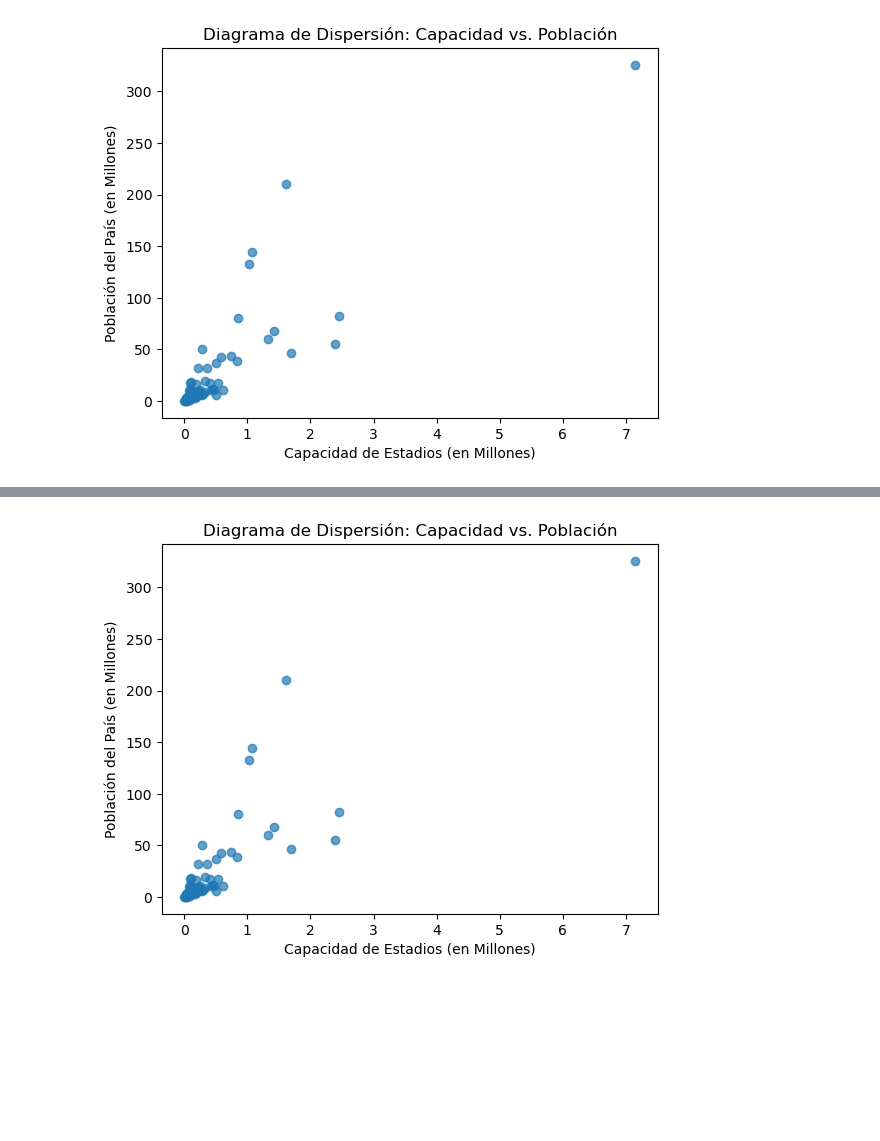
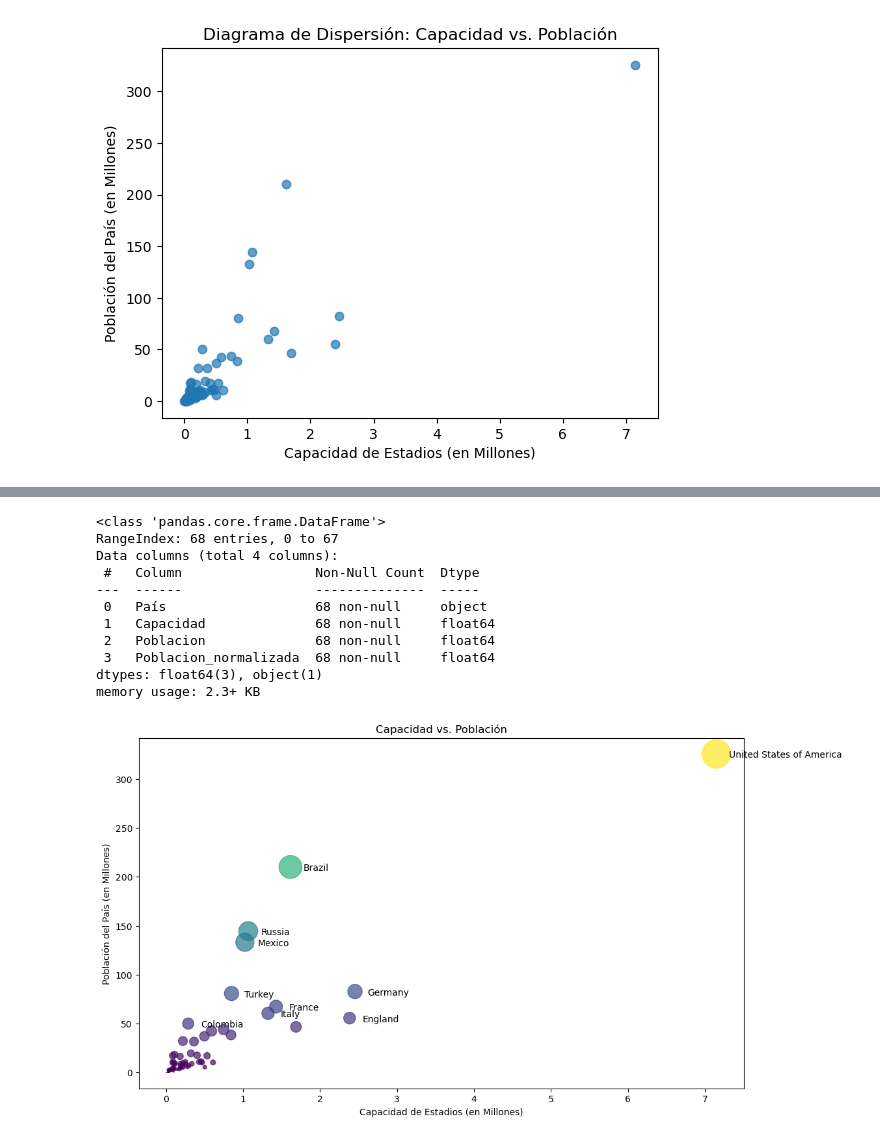
Before and after one commit to guilleldas/Proyecto_Visualizacion_Python, a Jupyter notebook: Consultas_Visualización.ipynb, the cells around one changed output, grey strips where cells are left out. Drawn from its saved outputs; the diff is of its cells as text; code cells hidden in the pictures; blank space fills up the shorter version.

Commit message:
Termino diagrama de dispersión y realizo un último gráfico de barras.

```diff
--- a/Consultas_Visualización.ipynb
+++ b/Consultas_Visualización.ipynb
@@ -228,7 +227,6 @@ plt.show()
 # %% [output]
 [figure]
 # %%
-capacidad_vs_poblacion_df['Poblacion Normalizada'] = pd.to_numeric(capacidad_vs_poblacion_df['Poblacion Normalizada'], errors='coerce')
-capacidad_vs_poblacion_df['Poblacion'] = capacidad_vs_poblacion_df['Poblacion'].astype(float)
+capacidad_vs_poblacion_df['Poblacion_normalizada'] = capacidad_vs_poblacion_df['Poblacion']/(max(capacidad_vs_poblacion_df['Poblacion'])/10000)
 capacidad_vs_poblacion_df
 # %% [output]
@@ -247,18 +245,45 @@ capacidad_vs_poblacion_df
 68 rows × 4 columns
+# %%
+capacidad_vs_poblacion_df['Capacidad'] = pd.to_numeric(capacidad_vs_poblacion_df['Capacidad'], errors='coerce')
+capacidad_vs_poblacion_df['Poblacion'] = pd.to_numeric(capacidad_vs_poblacion_df['Poblacion'], errors='coerce')
+capacidad_vs_poblacion_df['Poblacion_normalizada'] = pd.to_numeric(capacidad_vs_poblacion_df['Poblacion_normalizada'], errors='coerce')
+
+capacidad_vs_poblacion_df.info()
+# %% [output]
+<class 'pandas.core.frame.DataFrame'>
+RangeIndex: 68 entries, 0 to 67
+Data columns (total 4 columns):
+ #   Column                 Non-Null Count  Dtype
+---  ------                 --------------  -----
+ 0   País                   68 non-null     object
+ 1   Capacidad              68 non-null     float64
+ 2   Poblacion              68 non-null     float64
+ 3   Poblacion_normalizada  68 non-null     float64
+dtypes: float64(3), object(1)
+memory usage: 2.3+ KB
 # %%
-# plt.figure(figsize=(10, 6))
-plt.scatter(capacidad_vs_poblacion_df['Capacidad']/1000000,
-            capacidad_vs_poblacion_df['Poblacion']/1000000,
-            alpha=0.7)
+plt.figure(figsize=(12, 7))
+scatter_estadios = plt.scatter(capacidad_vs_poblacion_df['Capacidad']/1000000,
+                    capacidad_vs_poblacion_df['Poblacion']/1000000,
+                    alpha=0.7,
+                    s= capacidad_vs_poblacion_df['Poblacion_normalizada']/10,
+                    c=capacidad_vs_poblacion_df['Poblacion_normalizada'])
 
 # Etiquetas y título
 plt.xlabel('Capacidad de Estadios (en Millones)')
 plt.ylabel('Población del País (en Millones)')
-plt.title('Diagrama de Dispersión: Capacidad vs. Población')
+plt.title('Capacidad vs. Población')
 
 # Configurar los ejes para evitar la notación científica
 plt.ticklabel_format(style='plain', useOffset=False, axis='both')
 
+for i in range(10):
+    plt.annotate(capacidad_vs_poblacion_df['País'][i],
+                 xy=(capacidad_vs_poblacion_df['Capacidad'][i] / 1000000,
+                     capacidad_vs_poblacion_df['Poblacion'][i] / 1000000),
+                 xytext=(14, -4), textcoords='offset points'
+                 )
+
 plt.show()
 # %% [output]
-[figure, old version]
+[figure, new version]
```
Also changed, not shown: parts of 16 cells of this notebook.
